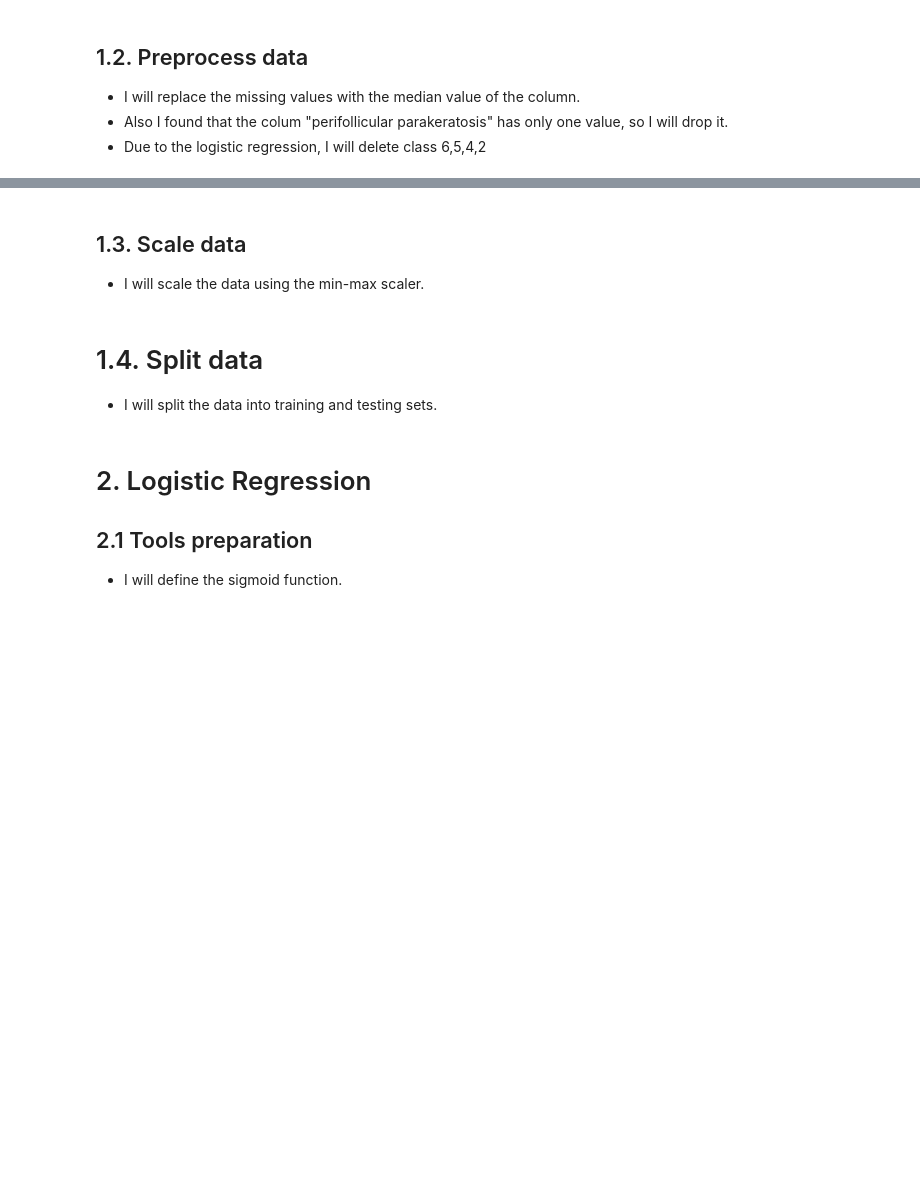
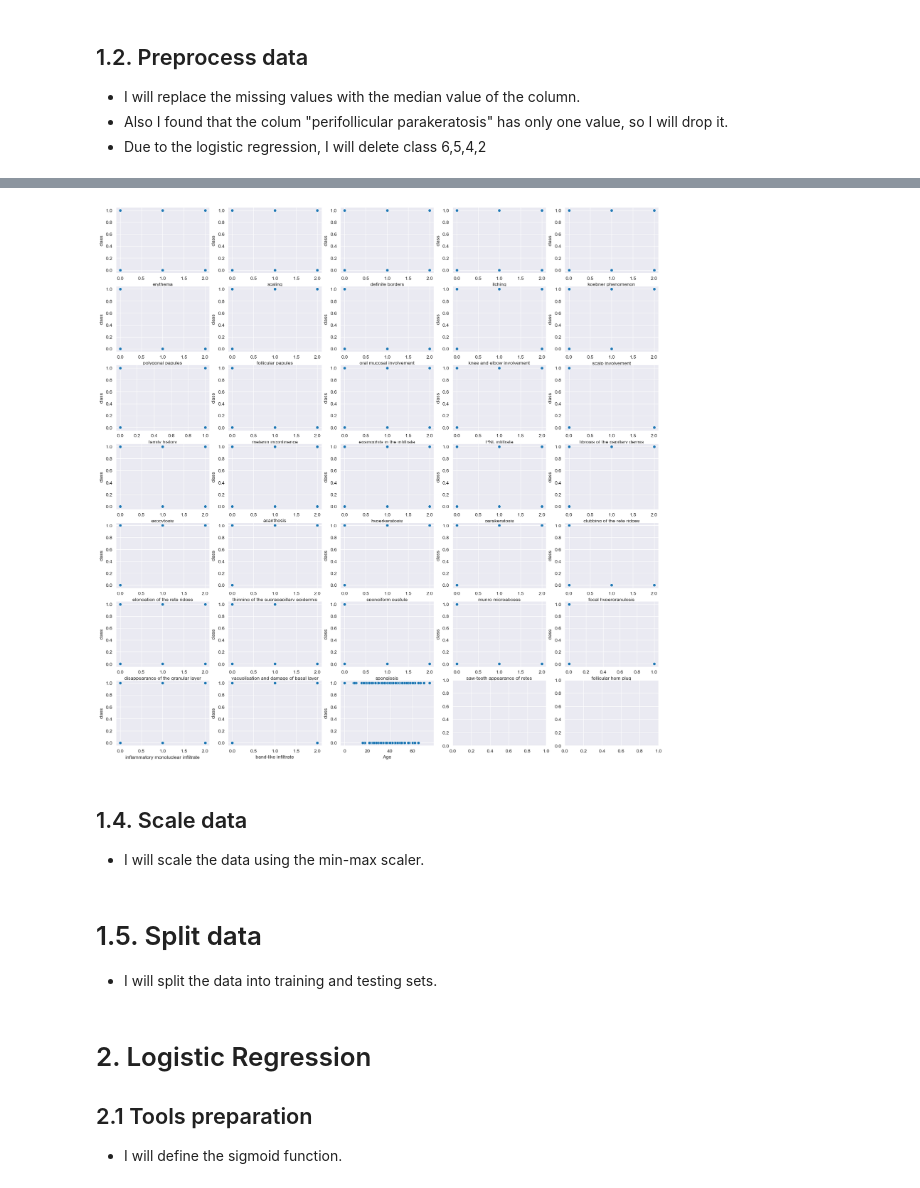
Before and after one commit to chengxinzhaox/ML-Learn-recourses, a Jupyter notebook: cw1/logistic_regression.ipynb, the cells around one changed output, grey strips where cells are left out. Cells and saved outputs as stored; diff of their text form; code cells hidden in the pictures; blank space fills up the shorter version.

```diff
--- a/cw1/logistic_regression.ipynb
+++ b/cw1/logistic_regression.ipynb
@@ -47,5 +58,12 @@ dermatology_data.replace(3, 0, inplace=True)
+# %%
+fig, ax = plt.subplots(7, 5, figsize=(20, 20))
+for i, column in enumerate(dermatology_data.columns[:-1]):
+    sns.scatterplot(x=column, y='class', data=dermatology_data, ax=ax[i//5][i%5])
+plt.show()
+# %% [output]
+[figure, added]
 # %% [markdown]
-## 1.3. Scale data
+## 1.4. Scale data
 - I will scale the data using the min-max scaler.
 # %%
 dermatology_data_scaled = dermatology_data.copy()
@@ -54,7 +72,7 @@ for column in dermatology_data.columns[:-1]:
     col_max = dermatology_data[column].max()
     dermatology_data_scaled[column] = (dermatology_data[column] - col_min) / (col_max - col_min)
 # %% [markdown]
-# 1.4. Split data
+# 1.5. Split data
 - I will split the data into training and testing sets.
 # %%
 X = dermatology_data_scaled.drop('class', axis=1).values
```
Also changed, not shown: parts of 4 cells of this notebook, 4 other files.
